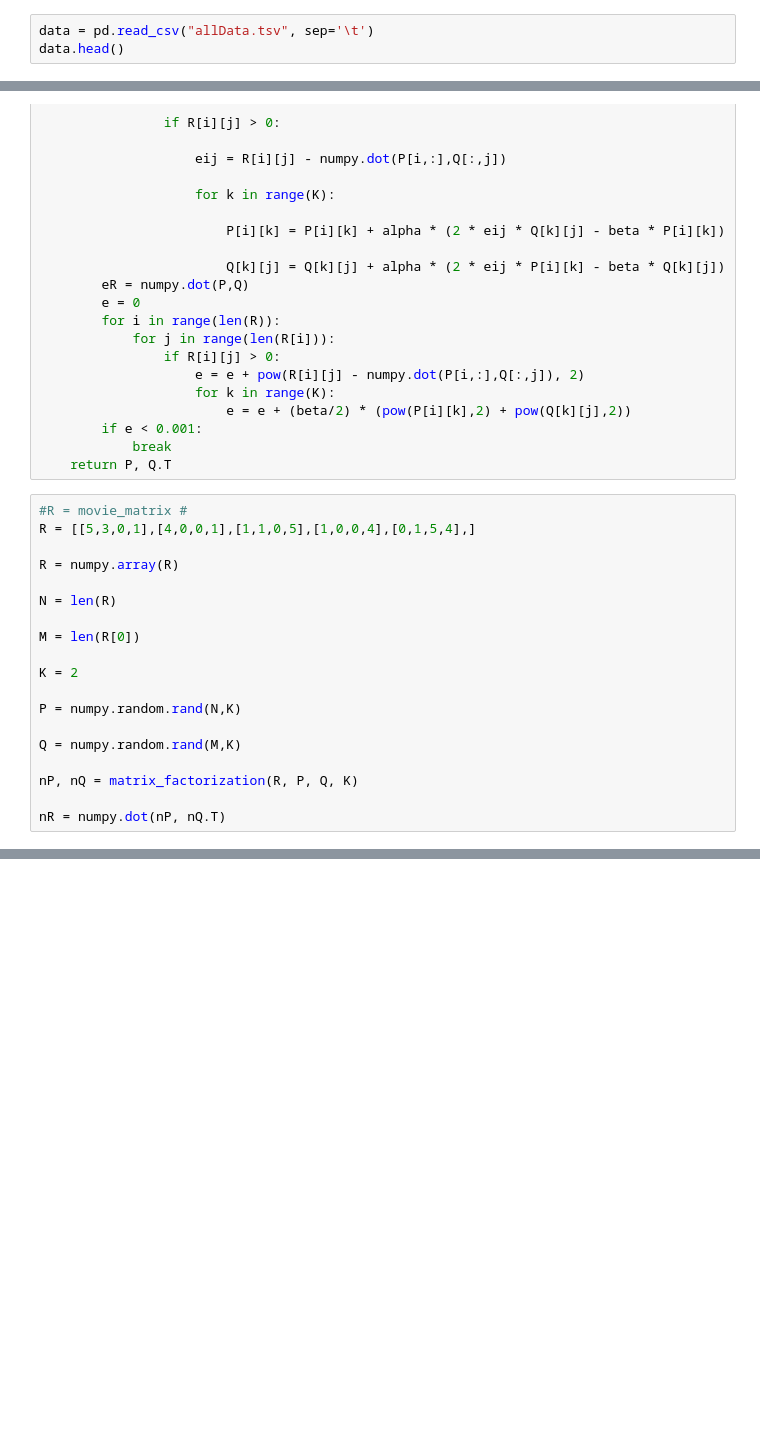
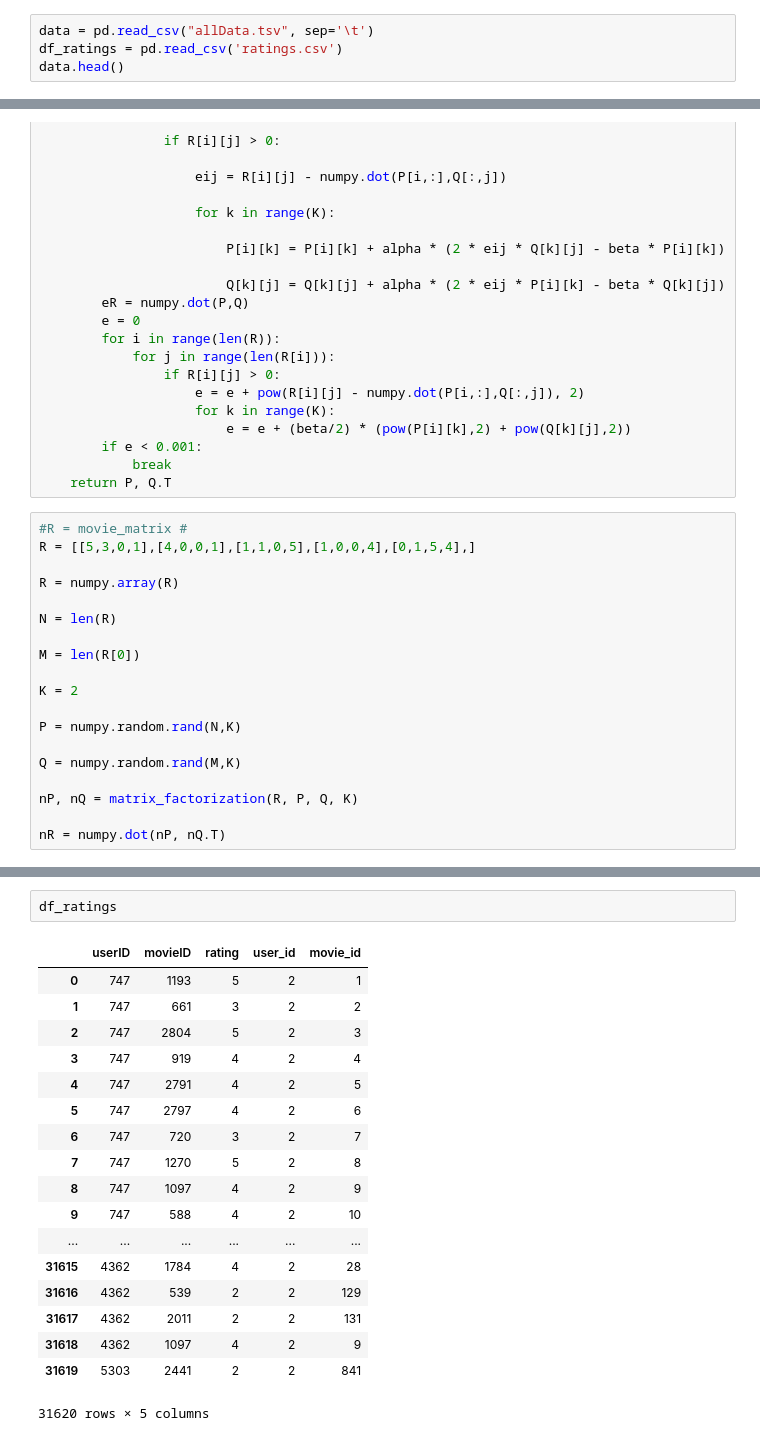
Before and after one commit to tobikuhlmann/movie-recommendation-lab, a Jupyter notebook: movie_lab_4.ipynb, the cells around one changed output, grey strips where cells are left out. Saved outputs shown, nothing was run; the diff lists cells and outputs as text; blank space fills up the shorter version.

```diff
--- a/movie_lab_4.ipynb
+++ b/movie_lab_4.ipynb
@@ -20,6 +20,7 @@ import matplotlib.pyplot as plt
 ## Import Movie data
 # %%
 data = pd.read_csv("allData.tsv", sep='\t')
+df_ratings = pd.read_csv('ratings.csv')
 data.head()
 # %% [output]
 |  | userID | age | gender | movieID | name | year | genre1 | genre2 | genre3 | rating |
@@ -262,0 +350,21 @@ nR
+# %%
+df_ratings
+# %% [output]
+|  | userID | movieID | rating | user_id | movie_id |
+| 0 | 747 | 1193 | 5 | 2 | 1 |
+| 1 | 747 | 661 | 3 | 2 | 2 |
+| 2 | 747 | 2804 | 5 | 2 | 3 |
+| 3 | 747 | 919 | 4 | 2 | 4 |
+| 4 | 747 | 2791 | 4 | 2 | 5 |
+| 5 | 747 | 2797 | 4 | 2 | 6 |
+| 6 | 747 | 720 | 3 | 2 | 7 |
+| 7 | 747 | 1270 | 5 | 2 | 8 |
+| 8 | 747 | 1097 | 4 | 2 | 9 |
+| 9 | 747 | 588 | 4 | 2 | 10 |
+| ... | ... | ... | ... | ... | ... |
+| 31615 | 4362 | 1784 | 4 | 2 | 28 |
+| 31616 | 4362 | 539 | 2 | 2 | 129 |
+| 31617 | 4362 | 2011 | 2 | 2 | 131 |
+| 31618 | 4362 | 1097 | 4 | 2 | 9 |
+| 31619 | 5303 | 2441 | 2 | 2 | 841 |
+31620 rows × 5 columns
```
Also changed, not shown: parts of 24 cells of this notebook.
